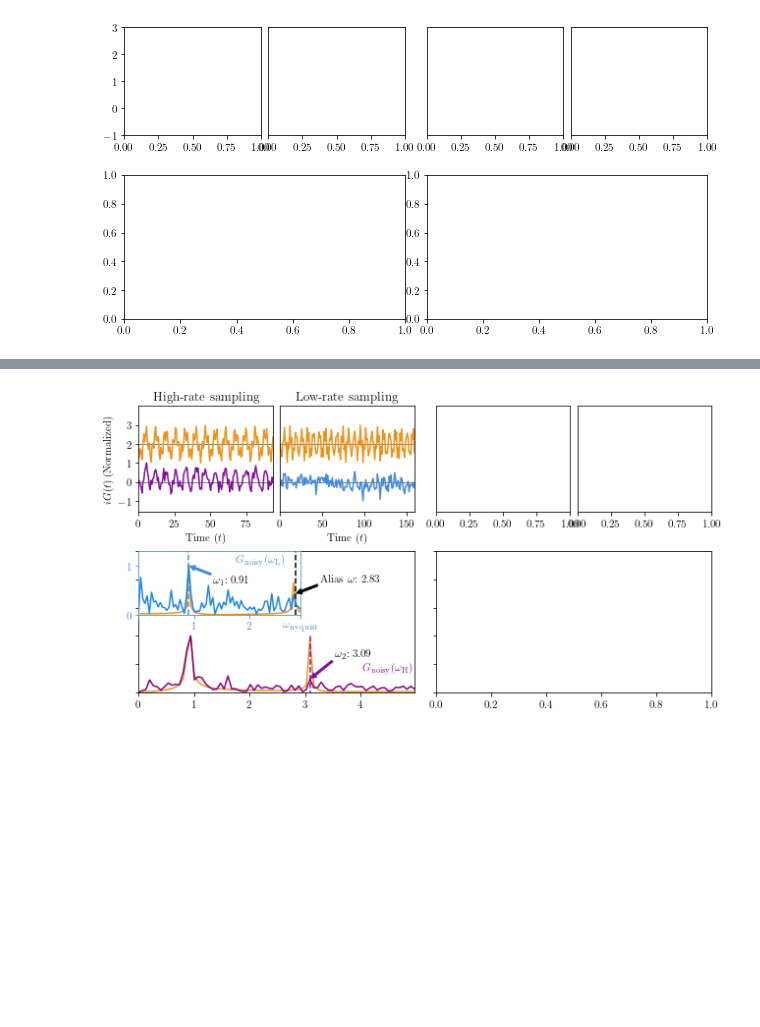
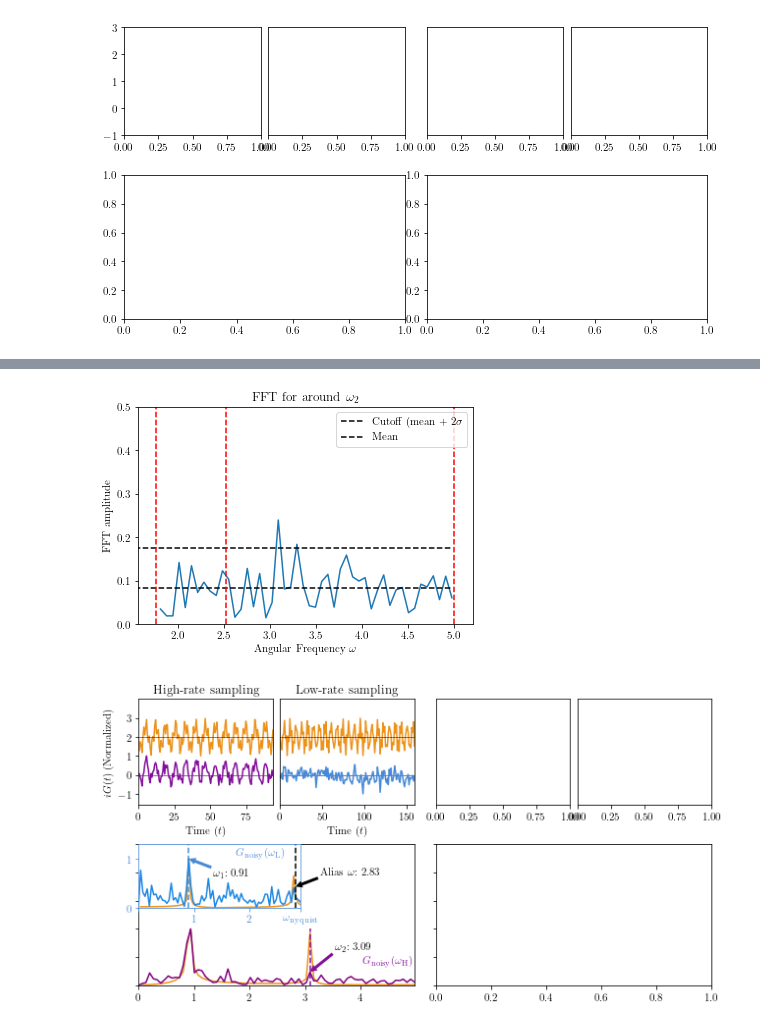
Before and after one commit to kemperlab/Cartan_DMFT, a Jupyter notebook: figures/Figure_4.ipynb, the cells around one changed output, grey strips where cells are left out. Drawn from its saved outputs; the diff is of its cells as text; code cells hidden in the pictures; blank space fills up the shorter version.

```diff
--- a/figures/Figure_4.ipynb
+++ b/figures/Figure_4.ipynb
@@ -291,3 +332,48 @@ Text(25, 24.999999999999996, '$\\omega_2\\colon$ 3.09')
+# %%
+#FFT High Freq (purple) Reprocessing:
+"""
+Analysis if data processing for $\omega_2$ in iteration 6 of U2 Manila, high frequency sampling
+
+Local iteration data:
+Initial V   : 0.9403421699636204
+Final V     : 0.9444472442606991, delta = 0.001
+Initial w_1 : 0.9219675670132322
+Final w_1   : 0.906015466478226f
+Initial w_2 : 2.5206440138271597
+Final w_2   : 3.091989990294649
+Amplitude   : 1.0155
+
+Single attempt at iteration 6
+"""
+#Reprocessing local FFT amplitudes around w_2 previous:
+w_2_prior = 2.5206440138271597
+searchRegion = 0.75 #???
+lowPass = 5#w_2_prior + searchRegion
+highPass = w_2_prior - searchRegion
+filter = (w2 > highPass) & (w2 < lowPass)
+y2_filter = y2[filter]
+w2_filter = w2[filter]
+#Average y2_filter:
+amp2_mean = np.mean(y2_filter)
+amp2_std = np.std(y2_filter)
+cutoff = amp2_mean + 2*amp2_std
+#plot:
+figtemp, axtemp = plt.subplots()
+axtemp.plot(w2_filter, y2_filter)
+axtemp.hlines(cutoff, 0, max(w2_filter), color='k', linestyles='dashed', label=r'Cutoff (mean + 2$\sigma$')
+axtemp.hlines(amp2_mean, 0, max(w2_filter), color='k', linestyles='dashed', label=r'Mean')
+axtemp.legend()
+axtemp.set_xlabel(r'Angular Frequency $\omega$')
+axtemp.set_ylabel(r'FFT amplitude')
+axtemp.set_title(r'FFT for around $\omega_2$')
+axtemp.vlines(highPass, 0, 1, color='r', linestyles='dashed')
+axtemp.vlines(lowPass, 0, 1, color='r', linestyles='dashed')
+axtemp.vlines(w_2_prior, 0, 1, color='r', linestyles='dashed')
+axtemp.set_xbound(highPass-0.2, lowPass+0.2)
+axtemp.set_ybound(0, 0.5)
+plt.show()
+# %% [output]
+[figure, added]
 # %%
 
 #ax_2_FFT.annotate(r'$G_{\mathrm{noisy}}(\omega_{\mathrm{L}})$', xy=(0.8,0.9), xycoords='axes fraction', color=color2)
```
Also changed, not shown: parts of 7 cells of this notebook, 3 other files.
